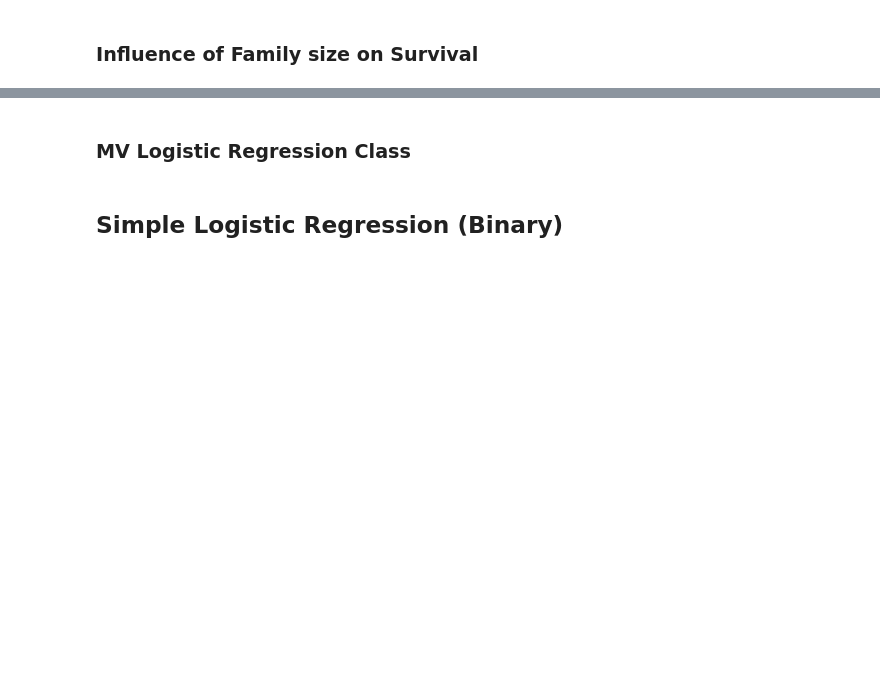
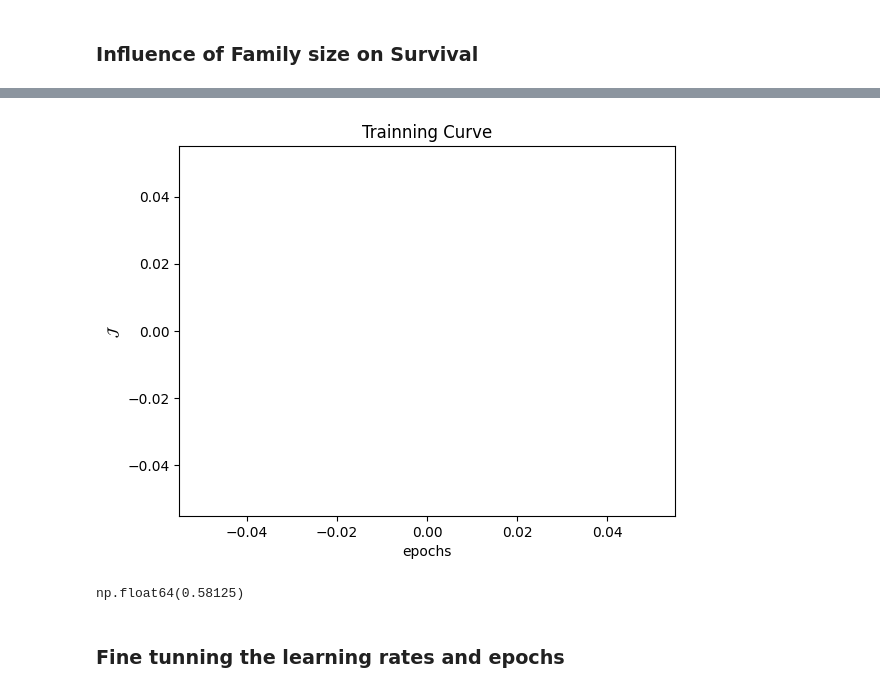
Before and after one commit to NyoYoAB/Social-Inequality-Titanic_project, a Jupyter notebook: titanic.ipynb, the cells around one changed output, grey strips where cells are left out. Saved outputs shown, nothing was run; the diff lists cells and outputs as text; code cells hidden in the pictures; blank space fills up the shorter version.

```diff
--- a/titanic.ipynb
+++ b/titanic.ipynb
@@ -508,5 +376,3 @@ def accuracy(y, y_hat):
-# %% [markdown]
-### MV Logistic Regression Class
 # %%
 class MVLogisticRegression():
 
@@ -542,5 +408,23 @@ class MVLogisticRegression():
 
     def predict(self, X):
         return np.argmax(self.__forward__(X), axis=1)
-# %% [markdown]
-## Simple Logistic Regression (Binary)
+# %%
+# Convert DataFrames to numpy arrays
+X_train = df_train.values  # Correct: Selecting columns first, then converting to NumPy array
+y_train = df_train['Survived'].values  # Target variable
+
+X_test = df_test.values  # Correct: Selecting columns first, then converting to NumPy array
+y_test = df_test['Survived'].values  # Target variable
+# %%
+mv_logreg = MVLogisticRegression()
+mv_logreg.fit(X_train, y_train, epochs=2e4, show_curve=True)
+# %% [output]
+[figure, added]
+# %%
+y_mvLogistic_predicted = mv_logreg.predict(X_test)
+mvLogistic_accuracy = accuracy(y_test, y_mvLogistic_predicted)
+mvLogistic_accuracy
+# %% [output]
+np.float64(0.58125)
+# %% [markdown]
+### Fine tunning the learning rates and epochs
```
Also changed, not shown: parts of 36 cells of this notebook.
